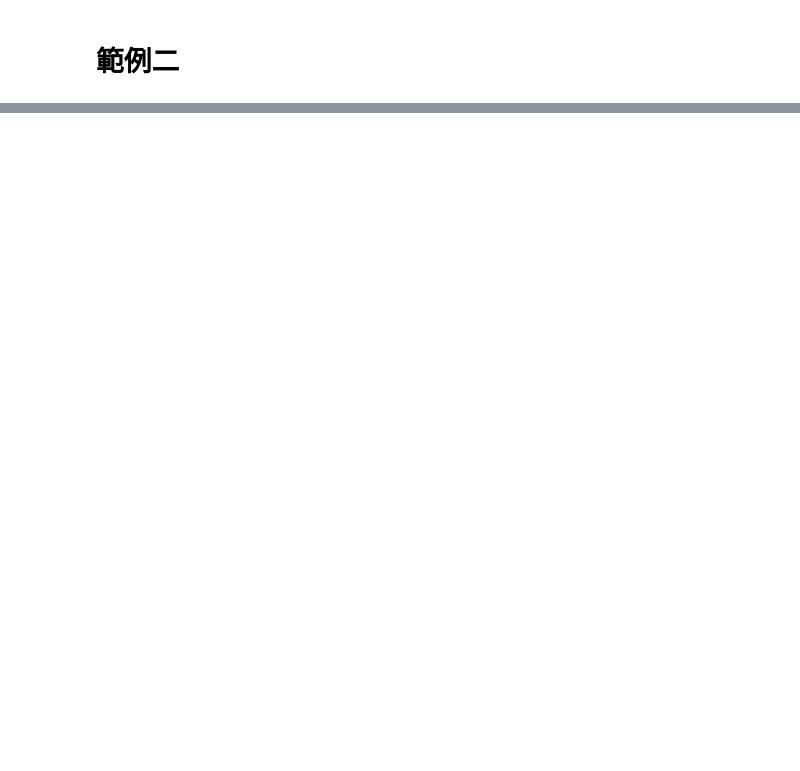
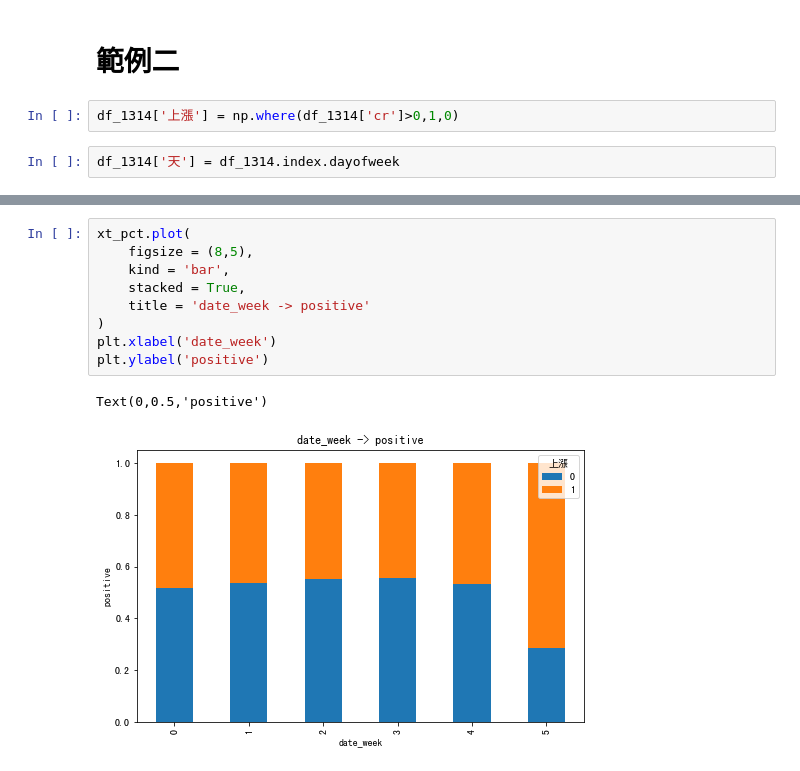
Before and after one commit to ihongChen/StockLab, a Jupyter notebook: abu_QT/pandas.ipynb, the cells around one changed output, grey strips where cells are left out. Drawn from its saved outputs; the diff is of its cells as text; blank space fills up the shorter version.

```diff
--- a/abu_QT/pandas.ipynb
+++ b/abu_QT/pandas.ipynb
@@ -477,2 +465,6 @@ df_1314[condition].loc[:,['收盤價','cr']]
 # %% [markdown]
 # 範例二
+# %%
+df_1314['上漲'] = np.where(df_1314['cr']>0,1,0)
+# %%
+df_1314['天'] = df_1314.index.dayofweek
@@ -478,0 +495,12 @@ df_1314[condition].loc[:,['收盤價','cr']]
+# %%
+xt_pct.plot(
+    figsize = (8,5),
+    kind = 'bar',
+    stacked = True,
+    title = 'date_week -> positive'
+)
+plt.xlabel('date_week')
+plt.ylabel('positive')
+# %% [output]
+Text(0,0.5,'positive')
+[figure, added]
```
Also changed, not shown: parts of 6 cells of this notebook, 1 other file.
